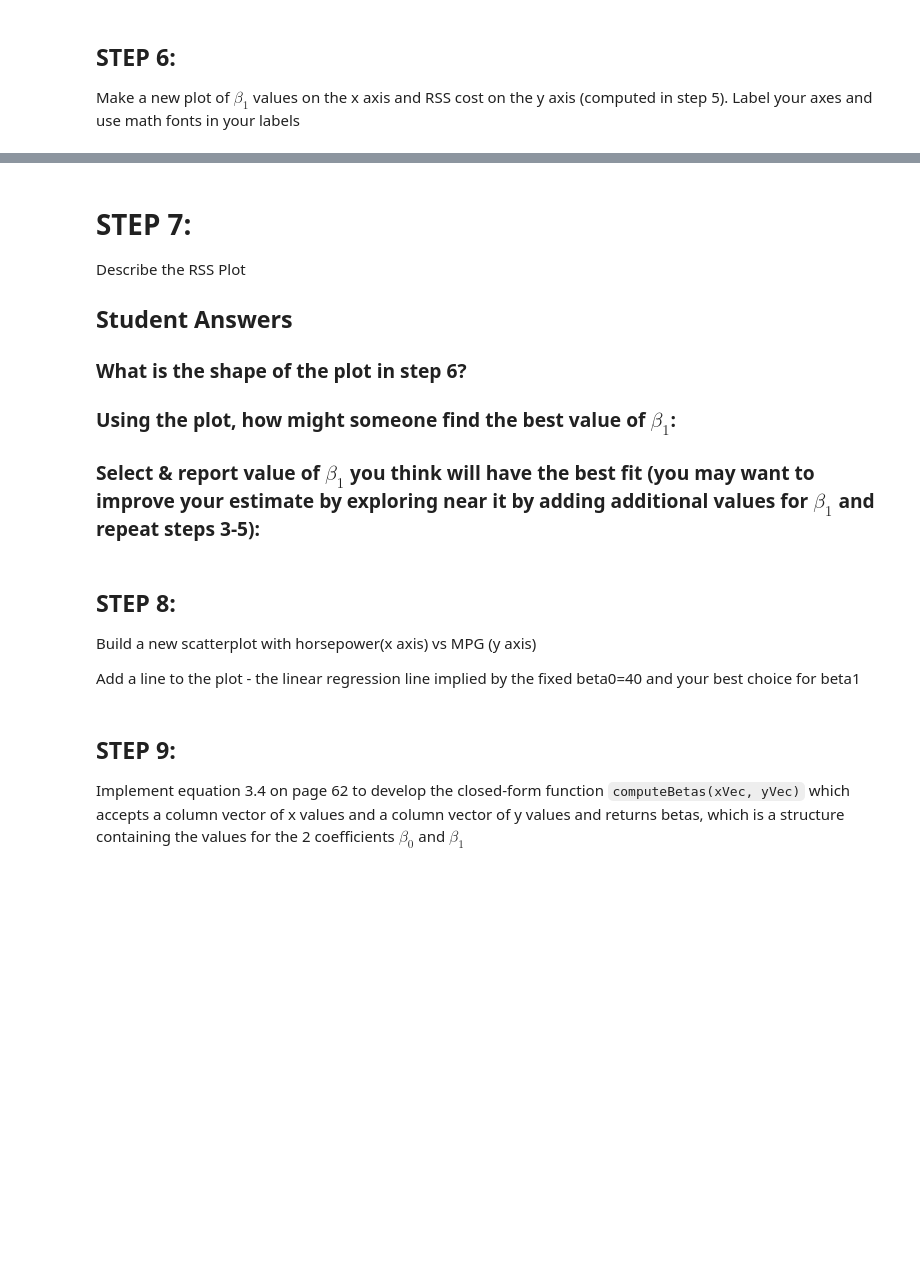
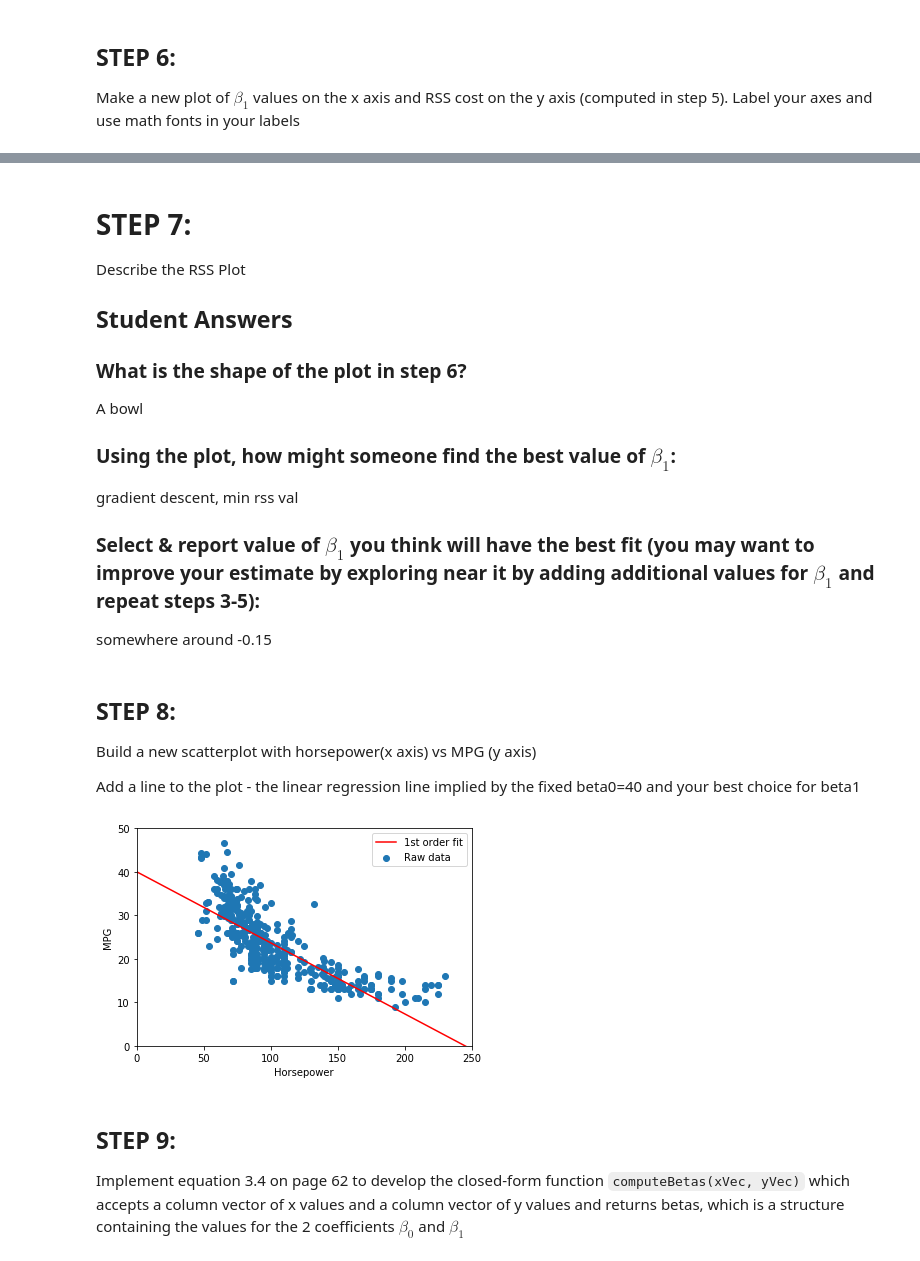
Before and after one commit to mdemore2/CSCE623, a Jupyter notebook: Homework/HW1/Demore_HW1.ipynb, the cells around one changed output, grey strips where cells are left out. Drawn from its saved outputs; the diff is of its cells as text; code cells hidden in the pictures; blank space fills up the shorter version.

```diff
--- a/Homework/HW1/Demore_HW1.ipynb
+++ b/Homework/HW1/Demore_HW1.ipynb
@@ -208,12 +207,14 @@ Describe the RSS Plot
 ## Student Answers
 
 ### What is the shape of the plot in step 6?
+A bowl
 
 
 ### Using the plot, how might someone find the best value of $\beta_1$:
-
+gradient descent, min rss val
 
 ### Select & report value of $\beta_1$ you think will have the best fit (you may want to improve your estimate by exploring near it by adding additional values for $\beta_1$  and repeat steps 3-5):
+somewhere around -0.15
 # %% [markdown]
 ## STEP 8:
 Build a new scatterplot with horsepower(x axis) vs MPG (y axis)
@@ -222,12 +223,23 @@ Add a line to the plot - the linear regression line implied by the fixed beta0=4
 # %%
 #STEP 8
 
 #STUDENT CODE - Build a new scatterplot with horsepower(x axis) vs MPG (y axis)
 # add a line to the plot - the linear regression line implied by the fixed beta0=40 and your best choice for beta1
 #---------------------------------------------
-
+plt.scatter(data.horsepower,data.mpg,label='Raw data')
+plot_x = np.arange(0,250,1)
+yhat = beta0+beta1min*plot_x
+plt.plot(plot_x,yhat,'-r',label='1st order fit')
+plt.xlim([0,250])
+plt.ylim([0,50])
+plt.xlabel('Horsepower')
+plt.ylabel('MPG')
+plt.legend()
+plt.show()
 
 #---------------------------------------------
+# %% [output]
+[figure, added]
 # %% [markdown]
 ## STEP 9:
 Implement equation 3.4 on page 62 to develop the closed-form function `computeBetas(xVec, yVec)`
```
Also changed, not shown: parts of 14 cells of this notebook, 1 other file.
